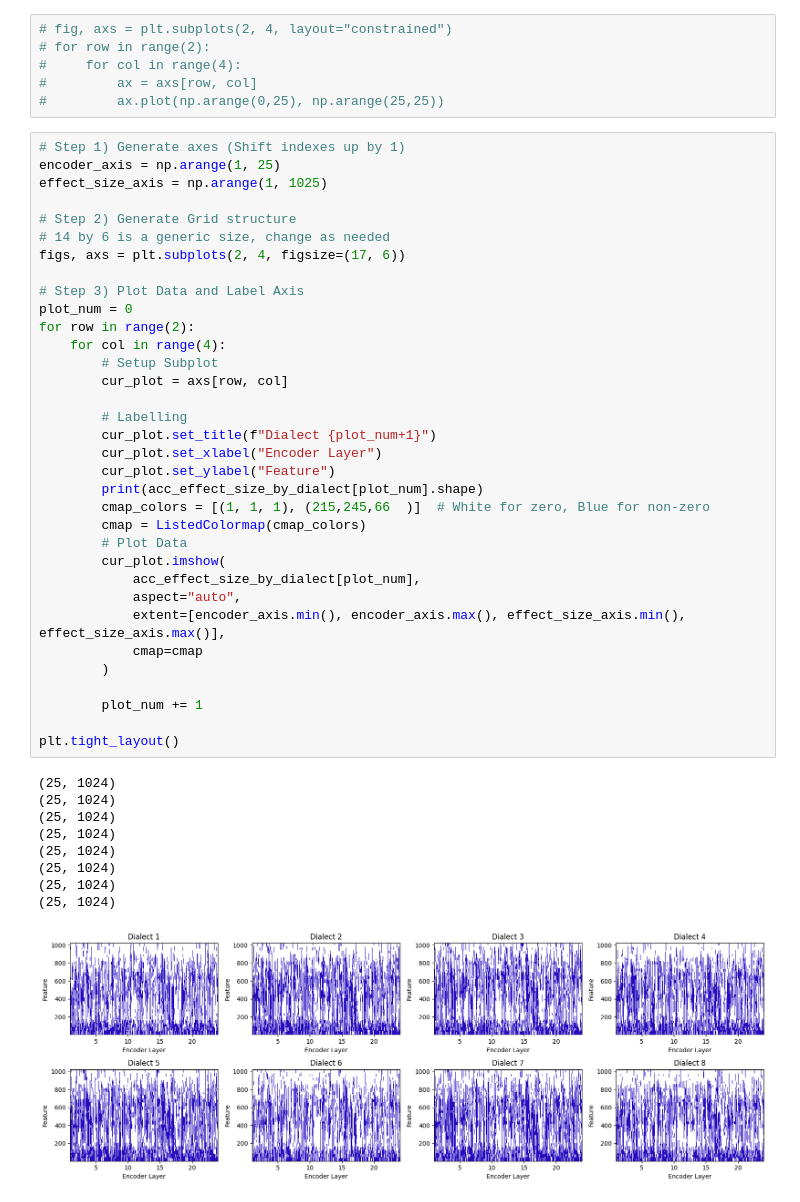
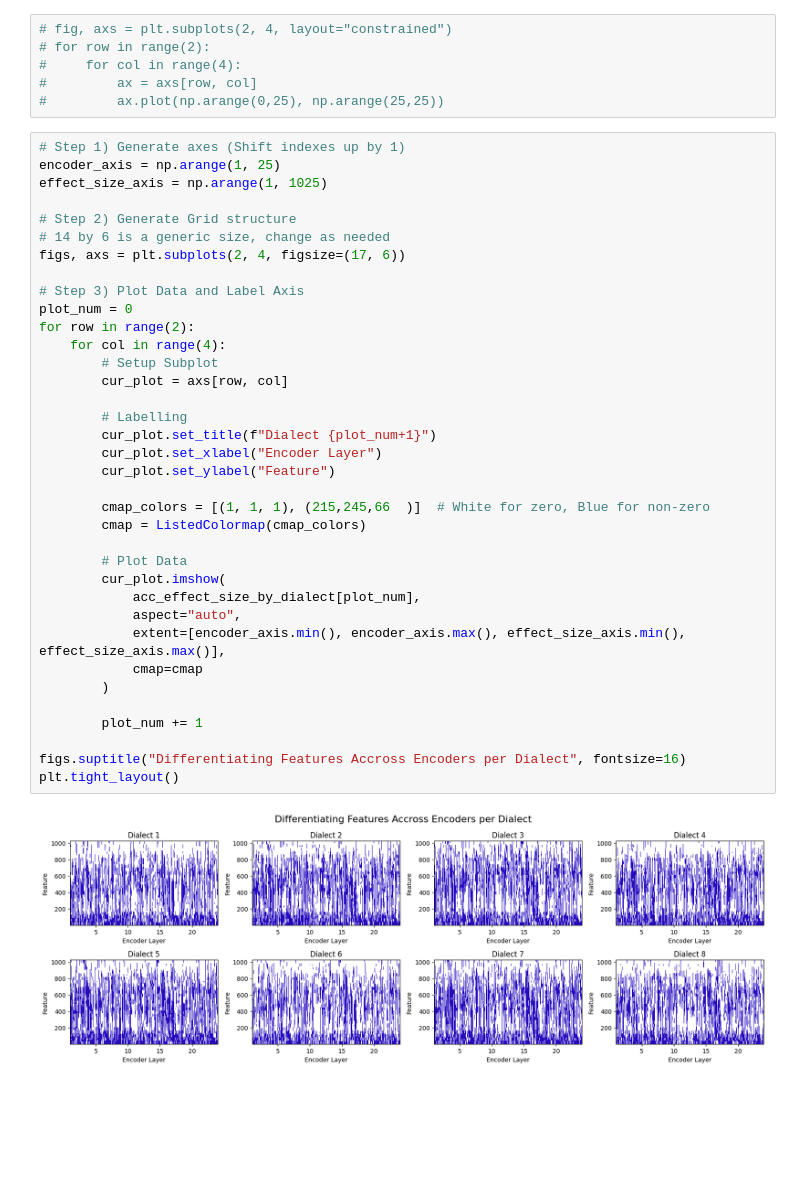
Before and after one commit to Ky-Ng/Probe-HuBERT, a Jupyter notebook: main_scripts/GetHeatmap.ipynb, the cells around one changed output. Cells and saved outputs as stored; diff of their text form; blank space fills up the shorter version.

Commit message:
heatmap prototype finsished

```diff
--- a/main_scripts/GetHeatmap.ipynb
+++ b/main_scripts/GetHeatmap.ipynb
@@ -45,40 +45,34 @@ effect_size_axis = np.arange(1, 1025)
 
 # Step 2) Generate Grid structure
 # 14 by 6 is a generic size, change as needed
 figs, axs = plt.subplots(2, 4, figsize=(17, 6))
 
 # Step 3) Plot Data and Label Axis
 plot_num = 0
 for row in range(2):
     for col in range(4):
         # Setup Subplot
         cur_plot = axs[row, col]
 
         # Labelling
         cur_plot.set_title(f"Dialect {plot_num+1}")
         cur_plot.set_xlabel("Encoder Layer")
         cur_plot.set_ylabel("Feature")
-        print(acc_effect_size_by_dialect[plot_num].shape)
+
         cmap_colors = [(1, 1, 1), (215,245,66  )]  # White for zero, Blue for non-zero
         cmap = ListedColormap(cmap_colors)
+
         # Plot Data
         cur_plot.imshow(
             acc_effect_size_by_dialect[plot_num],
             aspect="auto",
             extent=[encoder_axis.min(), encoder_axis.max(), effect_size_axis.min(), effect_size_axis.max()],
             cmap=cmap
         )
 
         plot_num += 1
 
+figs.suptitle("Differentiating Features Accross Encoders per Dialect", fontsize=16)
 plt.tight_layout()
 # %% [output]
-(25, 1024)
-(25, 1024)
-(25, 1024)
-(25, 1024)
-(25, 1024)
-(25, 1024)
-(25, 1024)
-(25, 1024)
-[figure, old version]
+[figure, new version]
```
Also changed, not shown: parts of 2 cells of this notebook.
